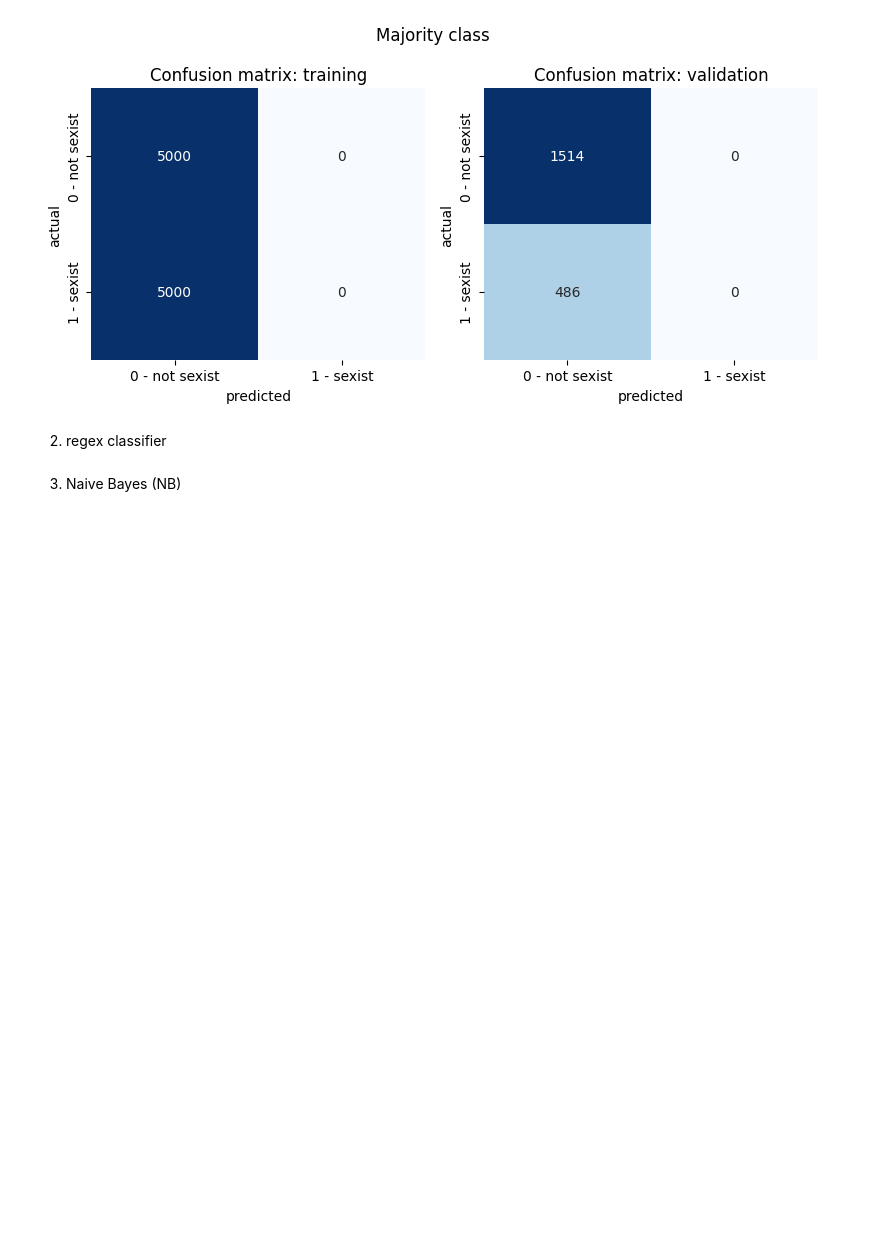
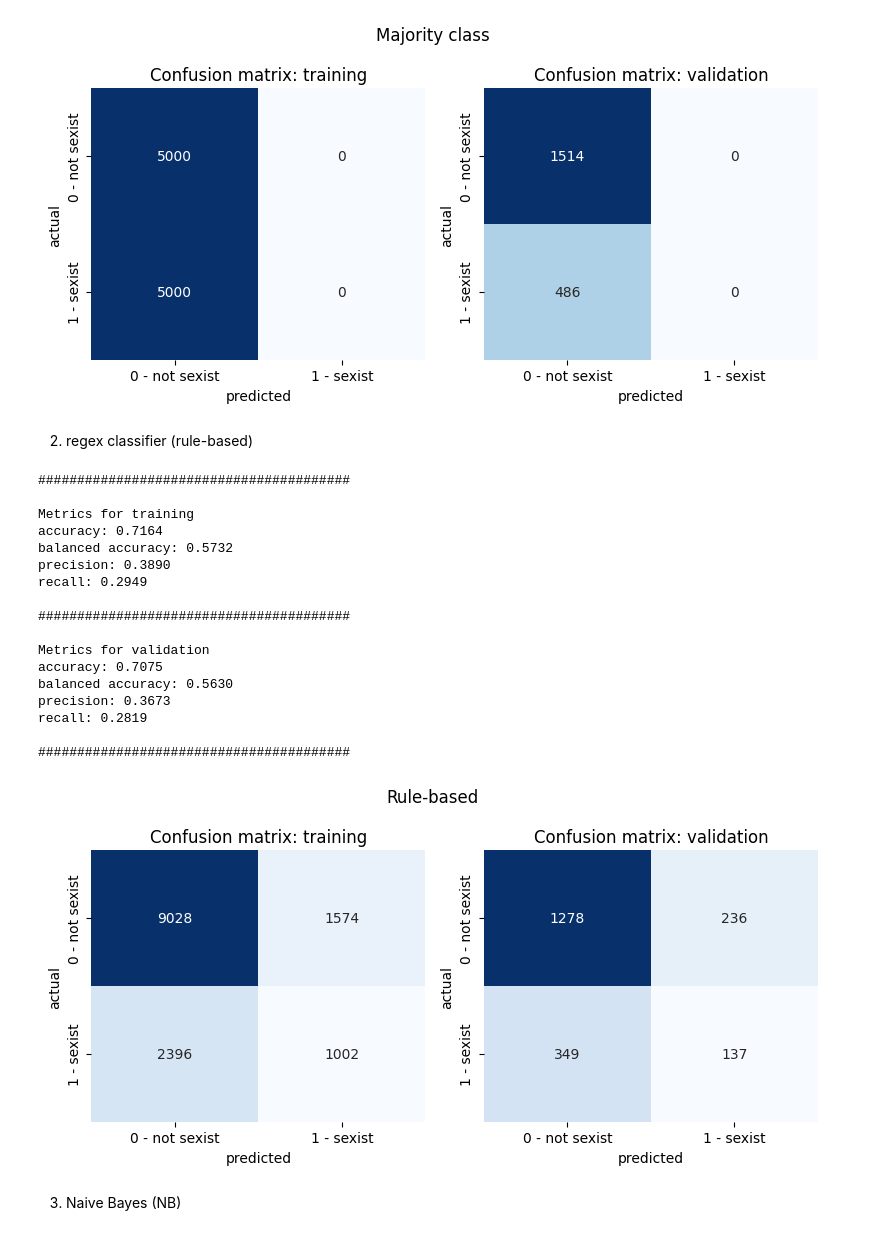
Before and after one commit to henrform/NLP_24W_VSHJ, a Jupyter notebook: milestone 2/milestone_2.ipynb, the cells around one changed output. Saved outputs shown, nothing was run; the diff lists cells and outputs as text; code cells hidden in the pictures; blank space fills up the shorter version.

Commit message:
Rule-based classifier included

```diff
--- a/milestone 2/milestone_2.ipynb
+++ b/milestone 2/milestone_2.ipynb
@@ -122,7 +122,37 @@ recall: 0.0000
 ########################################
 [figure]
 # %% [markdown]
-2. regex classifier
+2. regex classifier (rule-based)
+# %%
+patterns = [
+    r"\b(slut|bitch|fuck|fucking|sex)\b",
+    r"\b(she has|she has to|she must|she shouldn't|women have to|women must|women shouldn't)\b",
+    r"\b(hate|die)\b"
+]
+
+regex_classifier = RuleBasedClassifier(patterns)
+res = regex_classifier.evaluate({"training": S_train, "validation": S_val}, [y_train, y_val], model_name="Rule-based")
+for res_x in res:
+    results.loc[len(results)] = res_x
+# %% [output]
+########################################
+
+Metrics for training
+accuracy: 0.7164
+balanced accuracy: 0.5732
+precision: 0.3890
+recall: 0.2949
+
+########################################
+
+Metrics for validation
+accuracy: 0.7075
+balanced accuracy: 0.5630
+precision: 0.3673
+recall: 0.2819
+
+########################################
+[figure, added]
 # %% [markdown]
 3. Naive Bayes (NB)
 # %%
```
Also changed, not shown: parts of 1 cell of this notebook, 1 other file.
